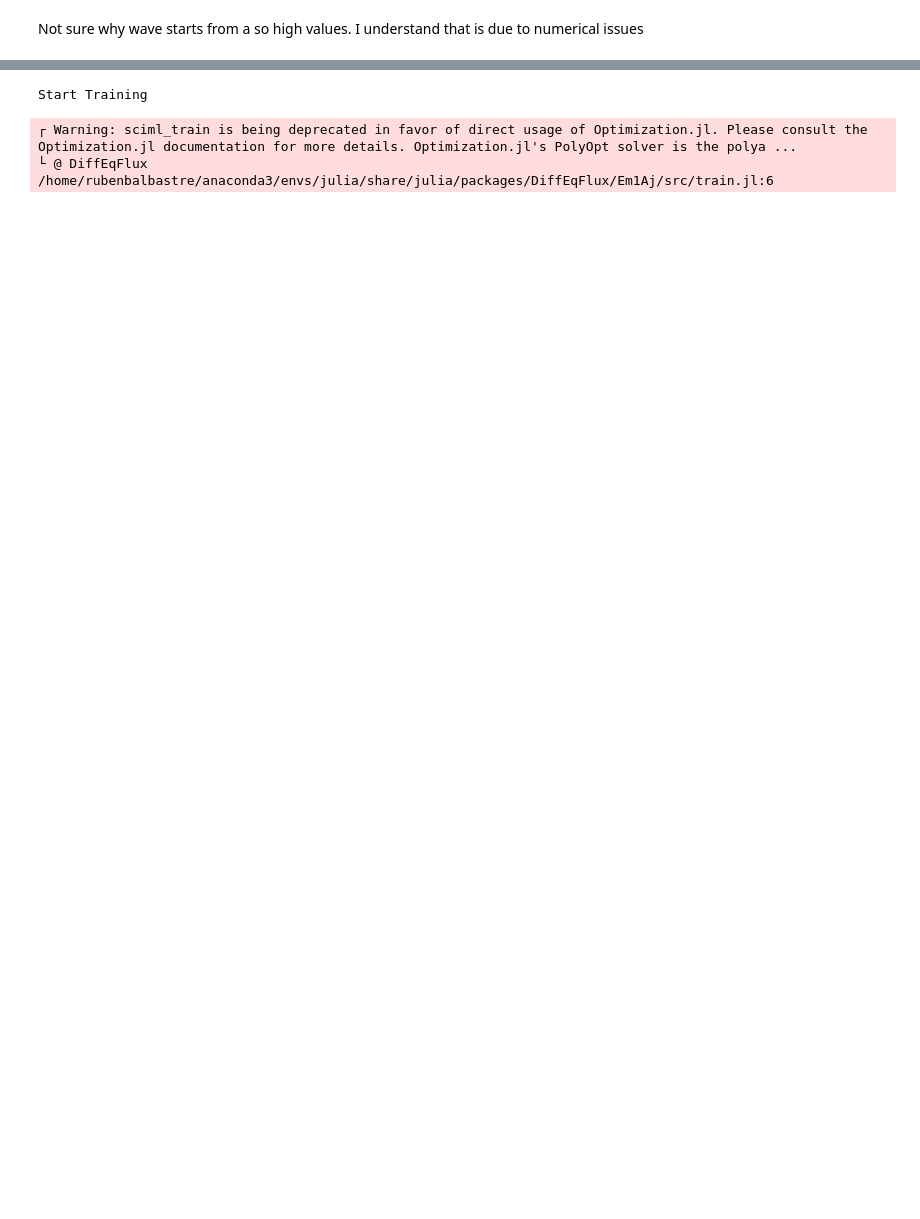
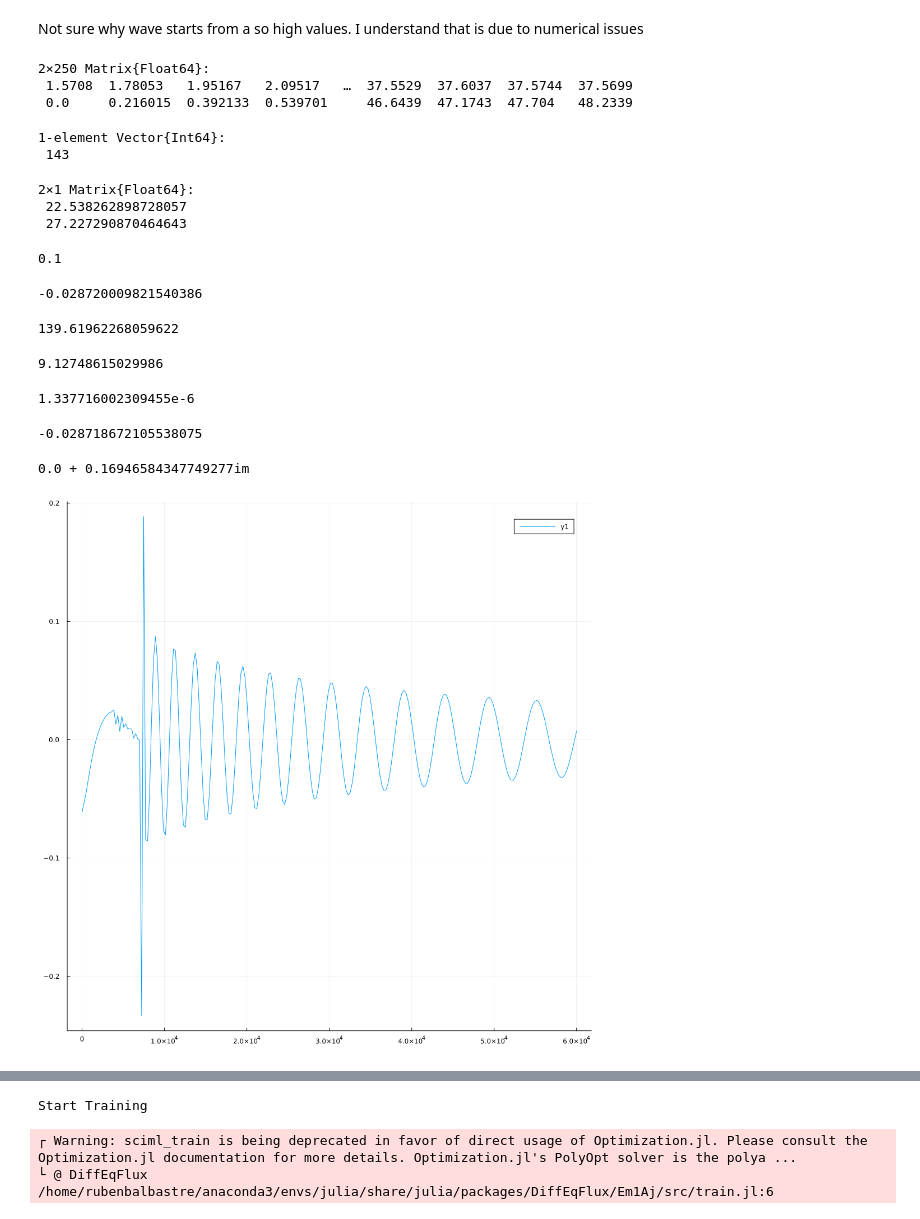
Before and after one commit to rubenbalbastre/pinn-gravitational-waves, a Jupyter notebook: src/processing/experiments/kerr/case_1/EMR_kerr_train_from_schwarzschild.ipynb, the cells around one changed output, grey strips where cells are left out. Drawn from its saved outputs; the diff is of its cells as text; code cells hidden in the pictures; blank space fills up the shorter version.

Commit message:
exercise of recover kerr using schw modification

```diff
--- a/src/processing/experiments/kerr/case_1/EMR_kerr_train_from_schwarzschild.ipynb
+++ b/src/processing/experiments/kerr/case_1/EMR_kerr_train_from_schwarzschild.ipynb
@@ -112,2 +141,61 @@ Creating train dataset
 # %% [markdown]
 Not sure why wave starts from a so high values. I understand that is due to numerical issues
+# %%
+exact_problem = ODEProblem(RelativisticOrbitModel_Kerr_EMR, processed_data["train"][1]["u0"], processed_data["train"][1]["tspan"], processed_data["train"][1]["model_params"])
+true_solution = Array(solve(exact_problem, RK4(), saveat = processed_data["train"][1]["tsteps"], dt = processed_data["train"][1]["dt"], adaptive=false))
+# %% [output]
+2×250 Matrix{Float64}:
+ 1.5708  1.78053   1.95167   2.09517   …  37.5529  37.6037  37.5744  37.5699
+ 0.0     0.216015  0.392133  0.539701     46.6439  47.1743  47.704   48.2339
+# %%
+pos = findall(x -> x .> 0.4, processed_data["train"][1]["true_waveform"])
+# %% [output]
+1-element Vector{Int64}:
+ 143
+# %%
+true_solution[:, pos]
+# %% [output]
+2×1 Matrix{Float64}:
+ 22.538262898728057
+ 27.227290870464643
+# %%
+e = 0.5
+χ = true_solution[:, pos][1]
+p = 80.0
+a = processed_data["train"][1]["model_params"][4]
+# %% [output]
+0.1
+# %%
+x1 = e * sin(χ) * sqrt( (p-6-2*e*cos(χ))/(p*(p-3-e^2)))
+# %% [output]
+-0.028720009821540386
+# %%
+r = p/(1+e*cos(χ))
+# %% [output]
+139.61962268059622
+# %%
+E = E_kerr(p, e, 1.0, a)
+L = L_kerr(p, e, M, a)
+# %% [output]
+9.12748615029986
+# %%
+x2 = (2*M/r*(2*a*E*L+a^2*E^2) + a^2*(E^2 - 1))/r^2
+# %% [output]
+1.337716002309455e-6
+# %%
+x = x1 + x2
+println(x)
+sqrt(Complex(x))
+# %% [output]
+-0.028718672105538075
+0.0 + 0.16946584347749277im
+# %%
+plot(
+    processed_data["train"][1]["tsteps"],
+    processed_data["train"][1]["true_waveform"],
+    size=(1000,1000)
+)
+
+# TODO: conseguir evitar inestabilidades al resolver la ecuación diferencial
+# %% [output]
+[figure, added]
```
Also changed, not shown: parts of 12 cells of this notebook.
